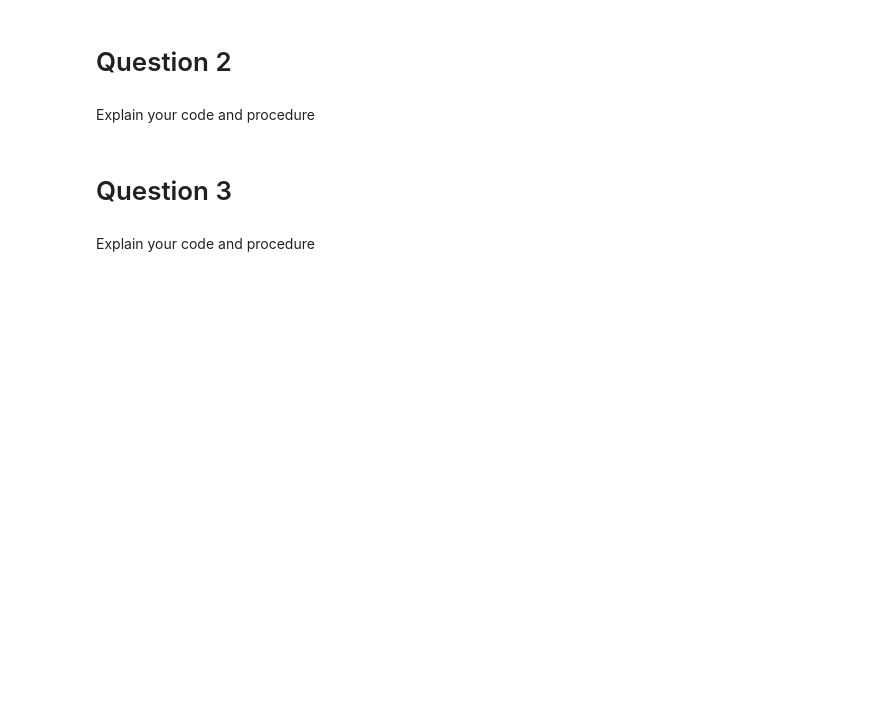
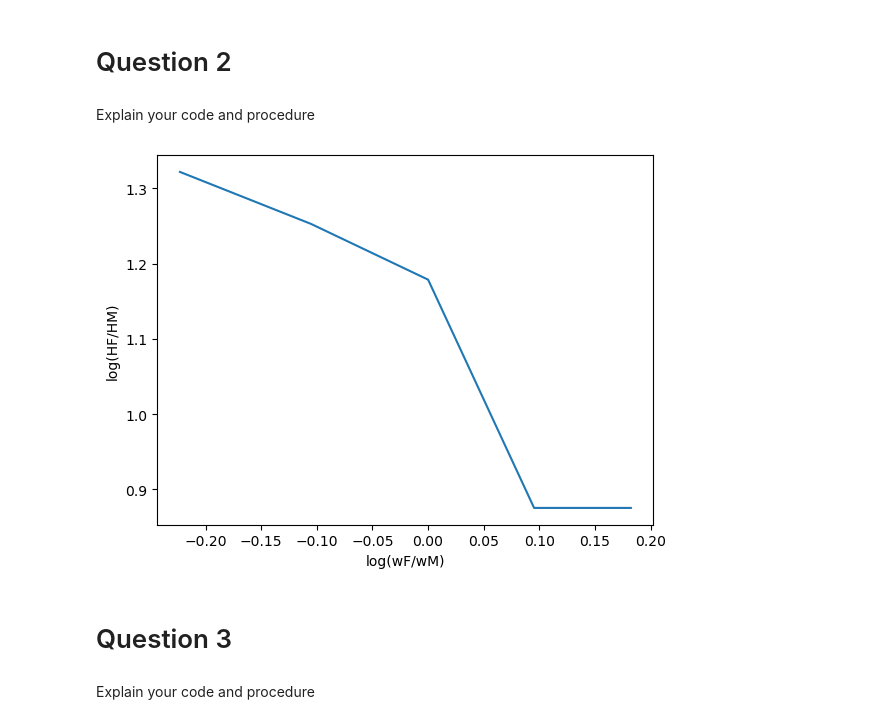
Before and after one commit to NumEconCopenhagen/projects-2023-ldg790-wxz394, a Jupyter notebook: inauguralproject/inauguralproject.ipynb, the cells around one changed output. Saved outputs shown, nothing was run; the diff lists cells and outputs as text; code cells hidden in the pictures; blank space fills up the shorter version.

```diff
--- a/inauguralproject/inauguralproject.ipynb
+++ b/inauguralproject/inauguralproject.ipynb
@@ -38,3 +118,23 @@ Explain your code and procedure
+# %%
+# solve for each wF value
+for i, wF in enumerate(model.par.wF_vec):
+    model.par.wF = wF
+    opt = model.solve_discrete()
+    model.sol.LM_vec[i] = opt.LM
+    model.sol.HM_vec[i] = opt.HM
+    model.sol.LF_vec[i] = opt.LF
+    model.sol.HF_vec[i] = opt.HF
+
+# calculate HF/HM
+HF_HM = model.sol.HF_vec / model.sol.HM_vec
+
+# plot log(HF/HM) against log(wF/wM)
+plt.plot(np.log(model.par.wF_vec/model.par.wM), np.log(HF_HM))
+plt.xlabel('log(wF/wM)')
+plt.ylabel('log(HF/HM)')
+plt.show()
+# %% [output]
+[figure, added]
 # %% [markdown]
 # Question 3
 # %% [markdown]
```
Also changed, not shown: parts of 7 cells of this notebook, 1 other file.
